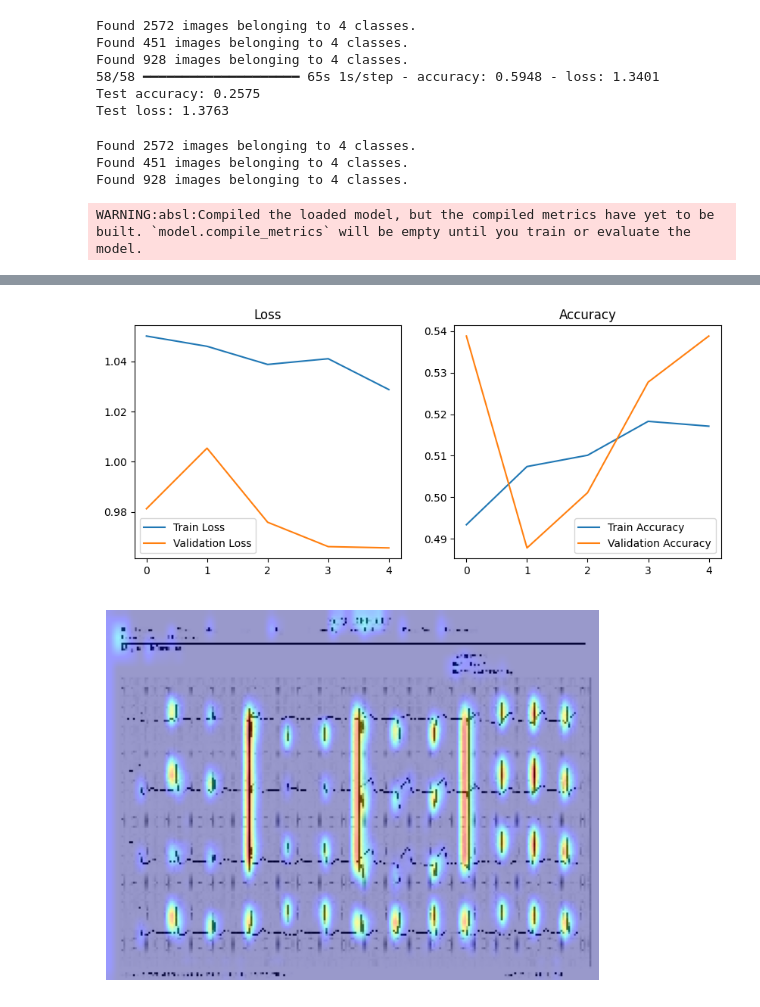
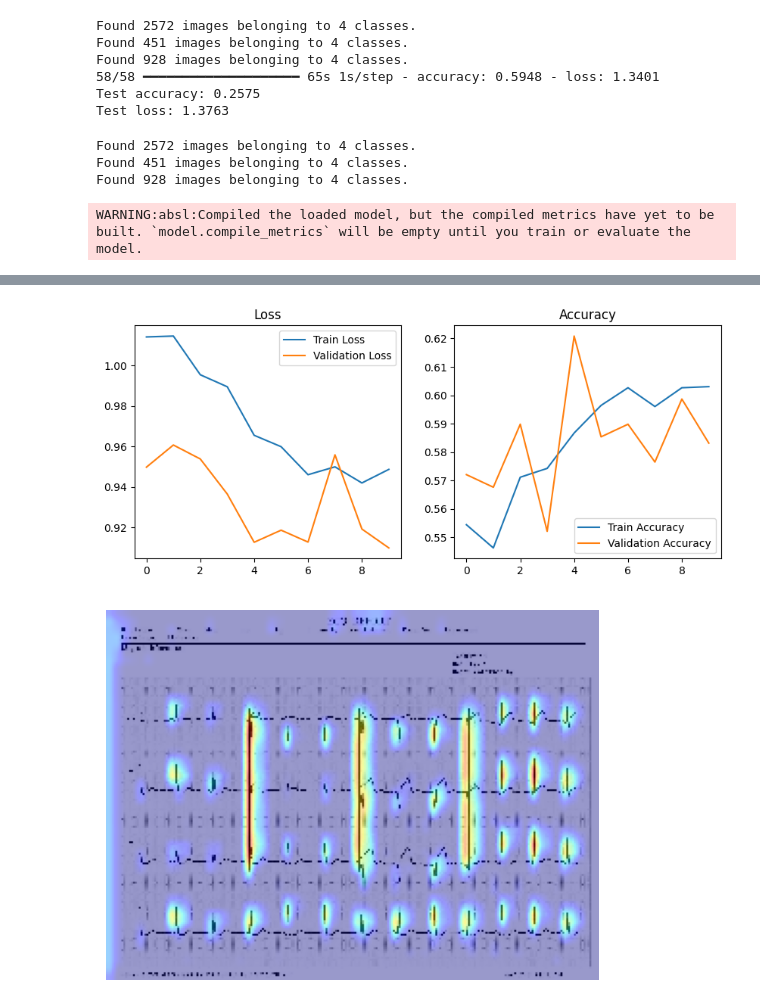
Before and after one commit to SantiagoBuffa/BeatAI, a Jupyter notebook: beatai.ipynb, the cells around one changed output, grey strips where cells are left out. Saved outputs shown, nothing was run; the diff lists cells and outputs as text; code cells hidden in the pictures.

```diff
--- a/beatai.ipynb
+++ b/beatai.ipynb
@@ -229,7 +229,7 @@ model.compile(optimizer='adam', loss='categorical_crossentropy', metrics=['accur
 
 # Seguir entrenando desde donde quedó
 train_gen, val_gen, _ = preprocess_dataset(dataset_path)
-epochs = 5
+epochs = 10
 history = model.fit(train_gen, validation_data=val_gen, epochs= epochs)
 show_graphs(history)
 # %% [output]
@@ -253,9 +257,9 @@ Epoch 5/5
-[figure, old version]
+[figure, new version]
 # %%
 img_test_path = "data/ECG_DATA/test/ECG Images of Myocardial Infarction Patients (240x12=2880)/MI(20).jpg"
 visualize_attention(model, img_test_path, last_conv_layer='conv3')
 # %% [output]
-[figure, old version]
+[figure, new version]
 # %%
 from datetime import datetime
 import pytz
```
Also changed, not shown: parts of 3 cells of this notebook.
